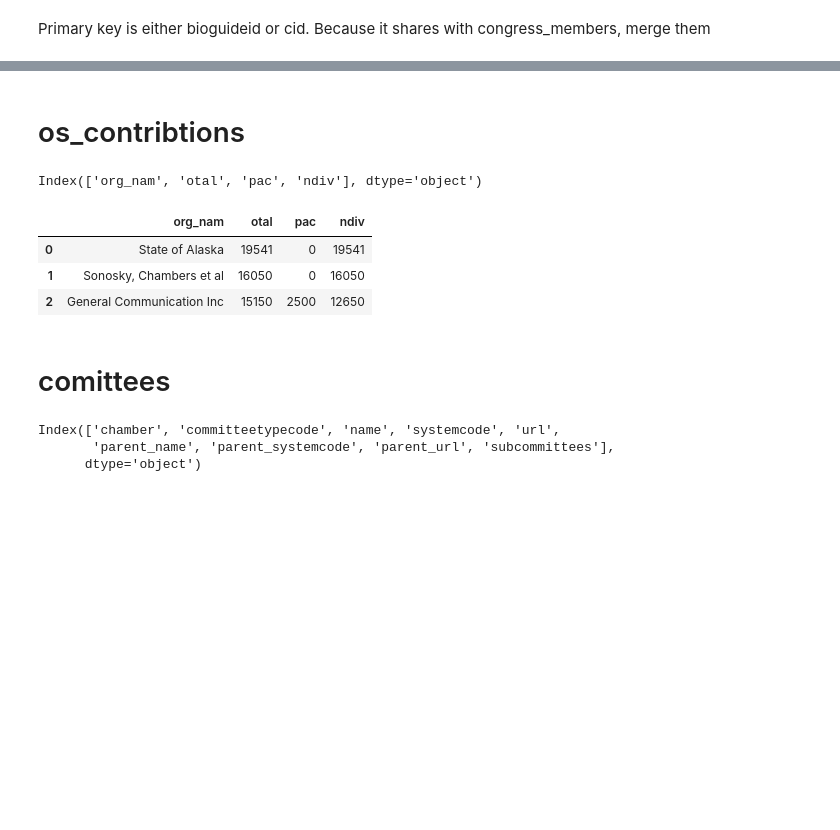
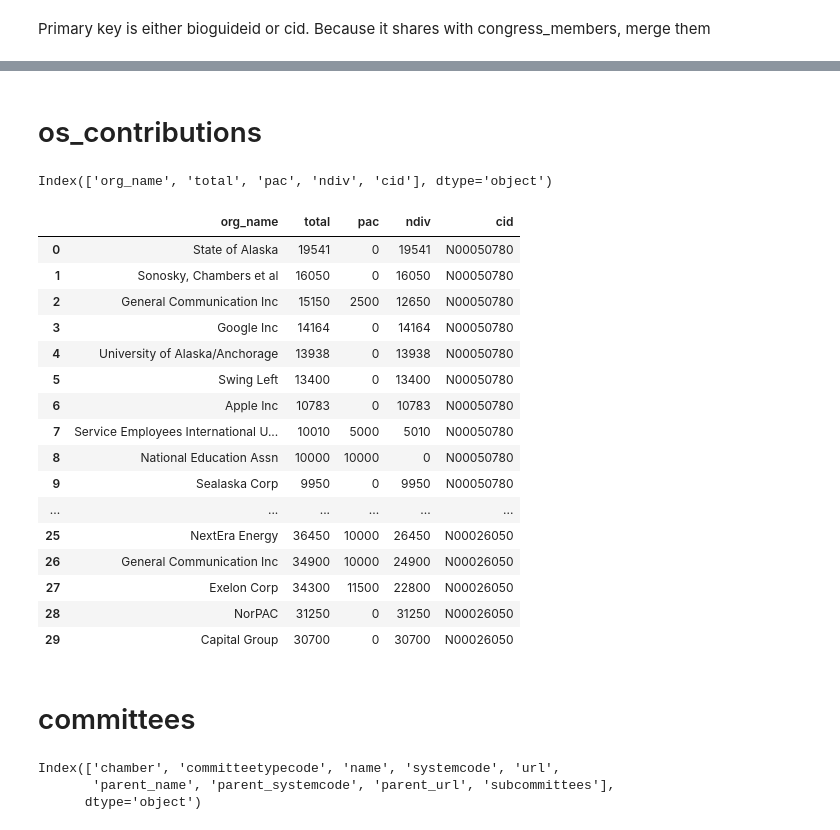
Before and after one commit to eanelson01/contrans2023, a Jupyter notebook: congressdb.ipynb, the cells around one changed output, grey strips where cells are left out. Drawn from its saved outputs; the diff is of its cells as text; code cells hidden in the pictures; blank space fills up the shorter version.

```diff
--- a/congressdb.ipynb
+++ b/congressdb.ipynb
@@ -197,19 +241,34 @@ os_legislators[os_legislators['bioguideid'].isna()]
 # %% [markdown]
-# os_contribtions
+# os_contributions
 # %%
 os_contributions.columns = [x.lower() for x in os_contributions.columns]
 os_contributions.columns = [x.replace('.', '_') for x in os_contributions.columns]
+os_contributions = os_contributions.rename({'otal': 'total',
+                                            'org_nam': 'org_name'}, axis = 1)
 os_contributions.columns
 # %% [output]
-Index(['org_nam', 'otal', 'pac', 'ndiv'], dtype='object')
+Index(['org_name', 'total', 'pac', 'ndiv', 'cid'], dtype='object')
 # %%
 # Need to have cid in this table
-os_contributions.head(3)
+os_contributions.head(30)
 # %% [output]
-|  | org_nam | otal | pac | ndiv |
-| 0 | State of Alaska | 19541 | 0 | 19541 |
-| 1 | Sonosky, Chambers et al | 16050 | 0 | 16050 |
-| 2 | General Communication Inc | 15150 | 2500 | 12650 |
+|  | org_name | total | pac | ndiv | cid |
+| 0 | State of Alaska | 19541 | 0 | 19541 | N00050780 |
+| 1 | Sonosky, Chambers et al | 16050 | 0 | 16050 | N00050780 |
+| 2 | General Communication Inc | 15150 | 2500 | 12650 | N00050780 |
+| 3 | Google Inc | 14164 | 0 | 14164 | N00050780 |
+| 4 | University of Alaska/Anchorage | 13938 | 0 | 13938 | N00050780 |
+| 5 | Swing Left | 13400 | 0 | 13400 | N00050780 |
+| 6 | Apple Inc | 10783 | 0 | 10783 | N00050780 |
+| 7 | Service Employees International U... | 10010 | 5000 | 5010 | N00050780 |
+| 8 | National Education Assn | 10000 | 10000 | 0 | N00050780 |
+| 9 | Sealaska Corp | 9950 | 0 | 9950 | N00050780 |
+| ... | ... | ... | ... | ... | ... |
+| 25 | NextEra Energy | 36450 | 10000 | 26450 | N00026050 |
+| 26 | General Communication Inc | 34900 | 10000 | 24900 | N00026050 |
+| 27 | Exelon Corp | 34300 | 11500 | 22800 | N00026050 |
+| 28 | NorPAC | 31250 | 0 | 31250 | N00026050 |
+| 29 | Capital Group | 30700 | 0 | 30700 | N00026050 |
 # %% [markdown]
-# comittees
+# committees
 # %%
```
Also changed, not shown: parts of 33 cells of this notebook, 1 other file.
